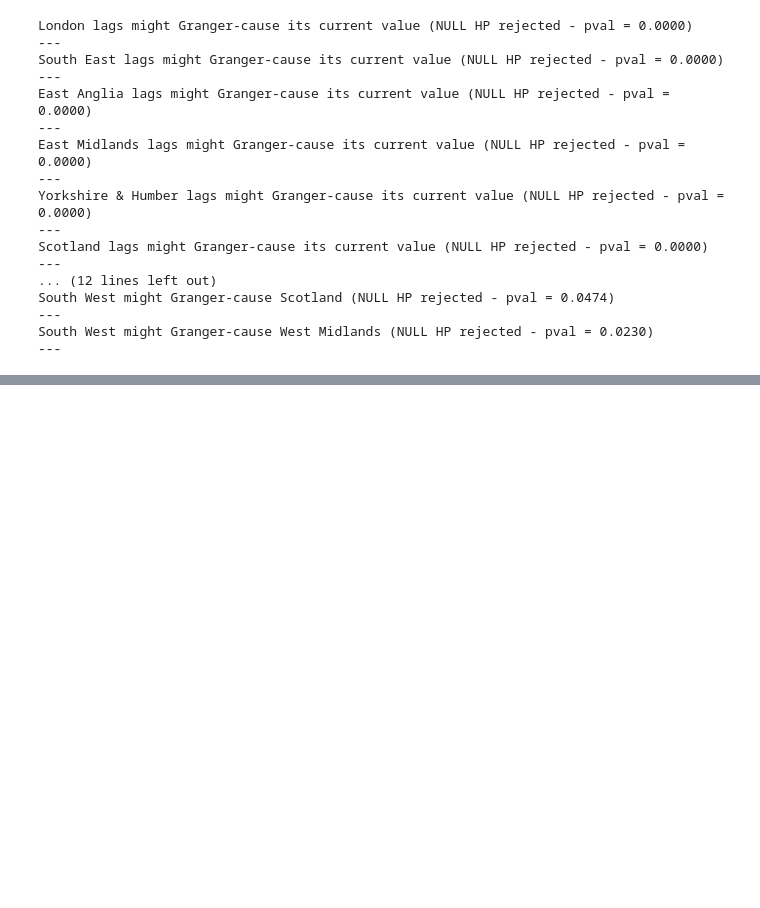
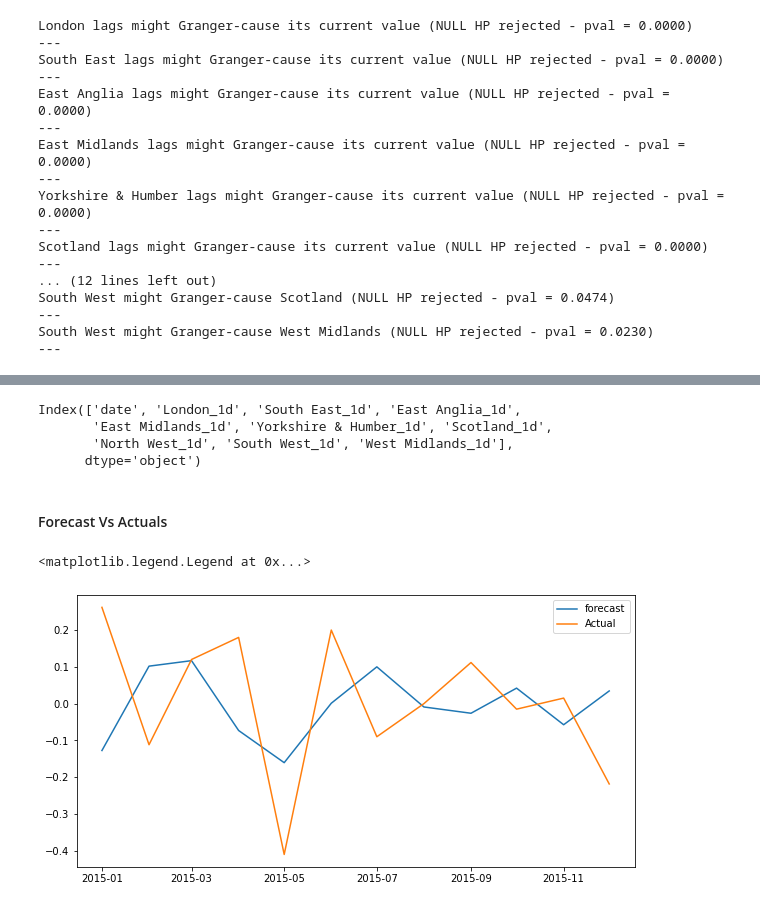
Before and after one commit to colinmburugu/Group_6_interns, a Jupyter notebook: Vector Auto Regression.ipynb, the cells around one changed output, grey strips where cells are left out. Saved outputs shown, nothing was run; the diff lists cells and outputs as text; code cells hidden in the pictures; blank space fills up the shorter version.

```diff
--- a/Vector Auto Regression.ipynb
+++ b/Vector Auto Regression.ipynb
@@ -822,0 +835,4 @@ South West might Granger-cause West Midlands (NULL HP rejected - pval = 0.0230)
+# %%
+# Input data for forecasting
+forecast_input = diff_one.values[-lag_order:]
+forecast_input
@@ -822,0 +859,5 @@ South West might Granger-cause West Midlands (NULL HP rejected - pval = 0.0230)
+# %%
+# Forecast
+fc = model_fitted.forecast(y=forecast_input, steps=12)
+df_forecast = pd.DataFrame(fc, index=test.index[0:12], columns=diff_one.columns + "_1d")
+df_forecast
@@ -822,0 +879,2 @@ South West might Granger-cause West Midlands (NULL HP rejected - pval = 0.0230)
+# %%
+df_pred = df_forecast
@@ -822,0 +898,19 @@ South West might Granger-cause West Midlands (NULL HP rejected - pval = 0.0230)
+# %%
+df_pred.reset_index(inplace=True)
+# %%
+df_forecast.columns
+# %% [output]
+Index(['date', 'London_1d', 'South East_1d', 'East Anglia_1d',
+       'East Midlands_1d', 'Yorkshire & Humber_1d', 'Scotland_1d',
+       'North West_1d', 'South West_1d', 'West Midlands_1d'],
+      dtype='object')
+# %% [markdown]
+#### Forecast Vs Actuals
+# %%
+plt.figure(figsize=(10, 5))
+plt.plot(df_pred['date'], df_pred['London_1d'], label = "forecast")
+plt.plot(df_pred['date'], test['London'][:12], label = "Actual")
+plt.legend()
+# %% [output]
+<matplotlib.legend.Legend at 0x...>
+[figure, added]
```
Also changed, not shown: parts of 13 cells of this notebook.
